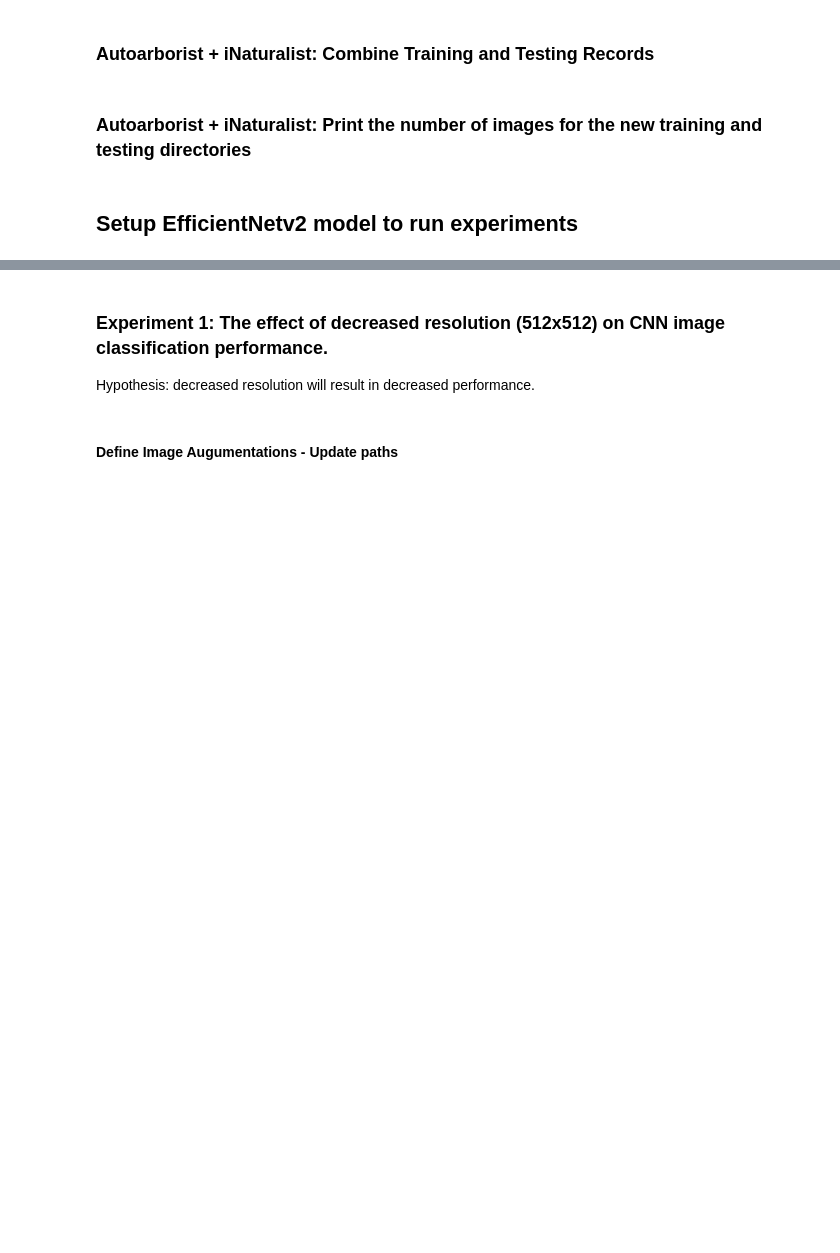
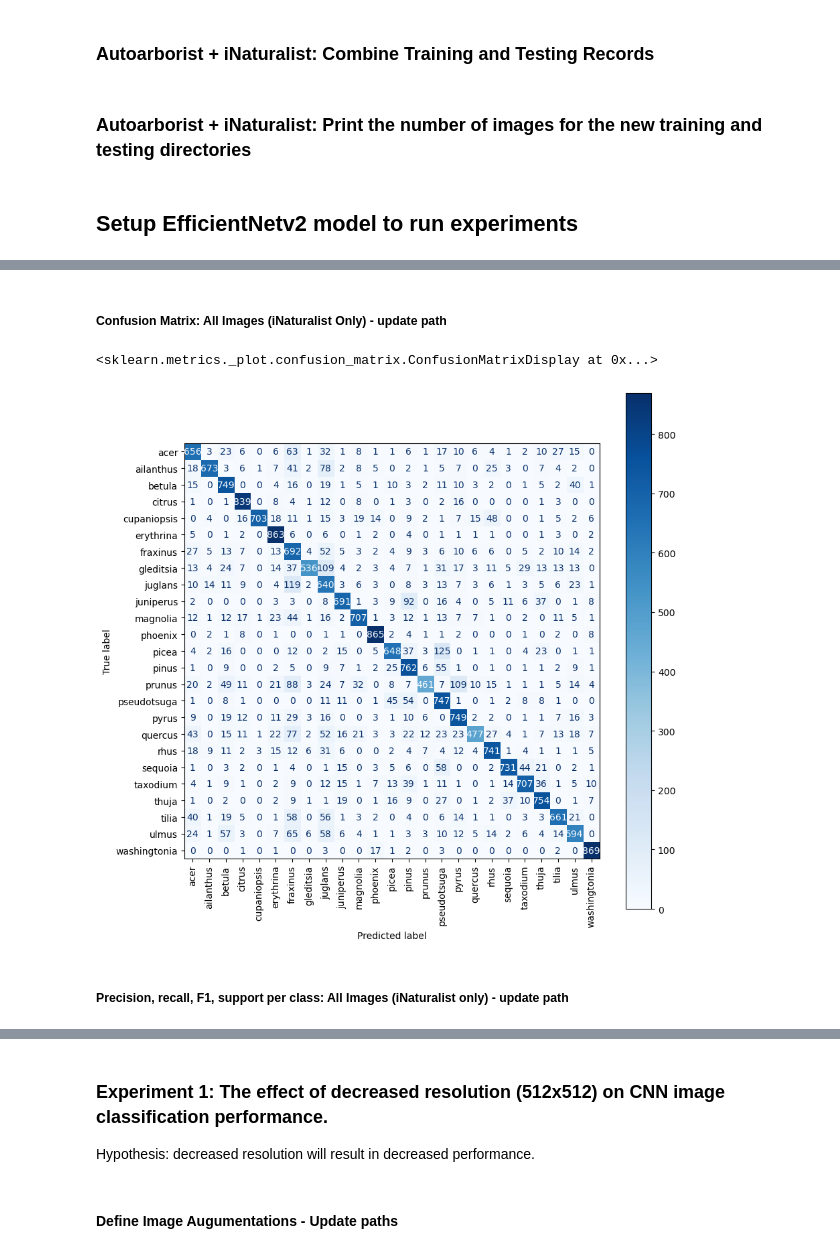
Before and after one commit to ncsu-landscape-dynamics/gsv_host_detector, a Jupyter notebook: tree_classification/AutoArborist_CNN_PyTorch_Apr2024.ipynb, the cells around one changed output, grey strips where cells are left out. Cells and saved outputs as stored; diff of their text form; code cells hidden in the pictures; blank space fills up the shorter version.

```diff
--- a/tree_classification/AutoArborist_CNN_PyTorch_Apr2024.ipynb
+++ b/tree_classification/AutoArborist_CNN_PyTorch_Apr2024.ipynb
@@ -602,0 +844,32 @@ testing_destination_root_inat = r"D:\blaginh\tree_classification\inat\testing_da
+# %% [markdown]
+##### Confusion Matrix: All Images (iNaturalist Only) - update path
+# %%
+# Model Evaluation with Confusion Matrix
+y_pred = []
+y_true = []
+
+with torch.no_grad():
+    for inputs, labels in test_dl_inat:
+        inputs, labels = inputs.cuda(), labels.cuda()
+        output = model(inputs)
+        output = torch.argmax(output, dim=1).cpu().numpy()  # Extract predicted labels directly
+        y_pred.extend(output)
+
+        labels = labels.cpu().numpy()
+        y_true.extend(labels)
+
+# Confusion Matrix
+cf_matrix = confusion_matrix(y_true, y_pred)
+
+# Plot Confusion Matrix
+disp = ConfusionMatrixDisplay(cf_matrix, display_labels=selected_genera)
+fig, ax = plt.subplots(figsize=(10, 10))
+disp.plot(cmap=plt.cm.Blues, xticks_rotation='vertical', ax=ax)
+plt.savefig(r"D:\blaginh\tree_classification\model_outputs\base\base_confusion_matrix_inatonly.png", dpi=200)
+#plt.close()
+plt.show()
+# %% [output]
+<sklearn.metrics._plot.confusion_matrix.ConfusionMatrixDisplay at 0x...>
+[figure, added]
+# %% [markdown]
+##### Precision, recall, F1, support per class: All Images (iNaturalist only) - update path
```
Also changed, not shown: parts of 34 cells of this notebook.
